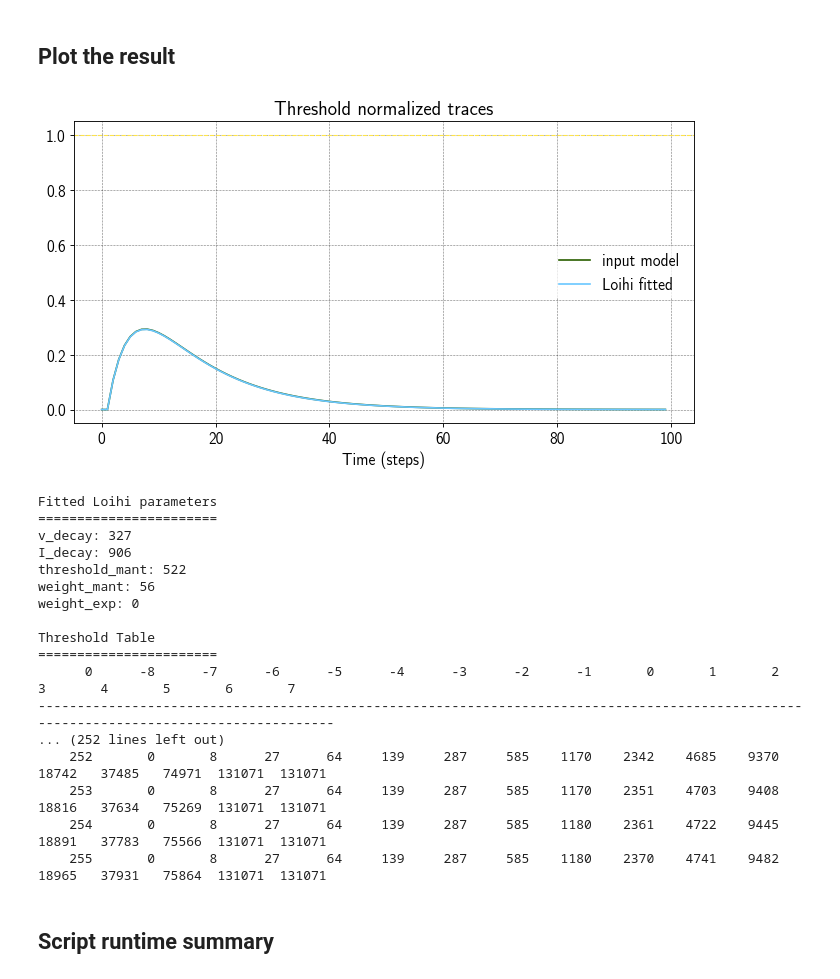
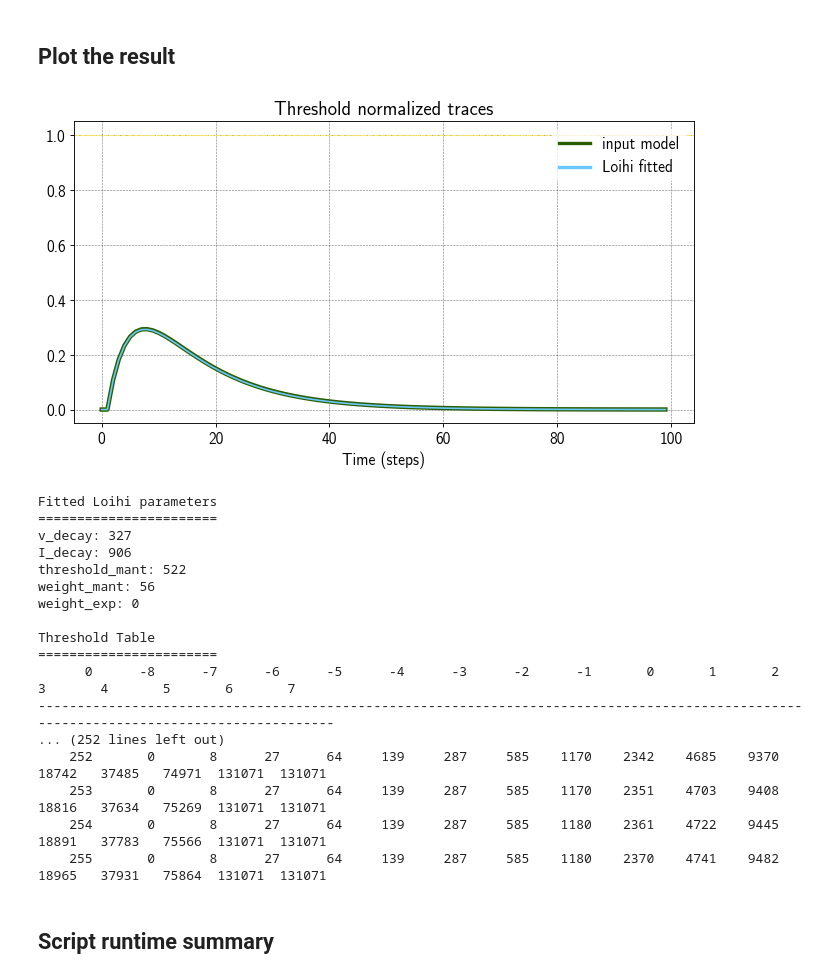
Before and after one commit to Winnus/Loihi-fitter, a Jupyter notebook: CUBA_fitting_example.ipynb, the cells around one changed output. Drawn from its saved outputs; the diff is of its cells as text; code cells hidden in the pictures.

```diff
--- a/CUBA_fitting_example.ipynb
+++ b/CUBA_fitting_example.ipynb
@@ -136,28 +136,32 @@ script_fit_mantissa_table_time = e_time-s_time
 # %%
 fig = plt.figure(figsize=(10, 5), dpi=80, facecolor='w', edgecolor='k')
 plt.subplots_adjust(wspace= 0.25, hspace= 0.5)
 
 axA = plt.subplot(1,1,1)
 plt.title('Threshold normalized traces')
 plt.xlabel('Time (steps)')
 b_trace = trace_generator.get_trace()
 l_trace = loihi_fitter.get_trace()
-plt.plot(b_trace, label='input model', color='#2A5F00')
+plt.plot(b_trace, label='input model', color='#2A5F00', linewidth=4)
 plt.plot(l_trace, label='Loihi fitted', color ='#6AC7FF')
 axhline(y=1, linewidth=1, ls='--', color='#FFE549')
-plt.legend()
+# make a legend
+leg = plt.legend(loc='upper right')
+# set the linewidth of each legend object
+for legobj in leg.legendHandles:
+    legobj.set_linewidth(3)
 plt.show()
 
 print('Fitted Loihi parameters')
 print('=======================')
 print(loihi_fitter)
 
 print()
 print('Threshold Table')
 print('=======================')
 loihi_fitter.print_threshold_table()
 # %% [output]
-[figure, old version]
+[figure, new version]
 Fitted Loihi parameters
 =======================
 v_decay: 327
```
Also changed, not shown: parts of 2 cells of this notebook, 1 other file.
